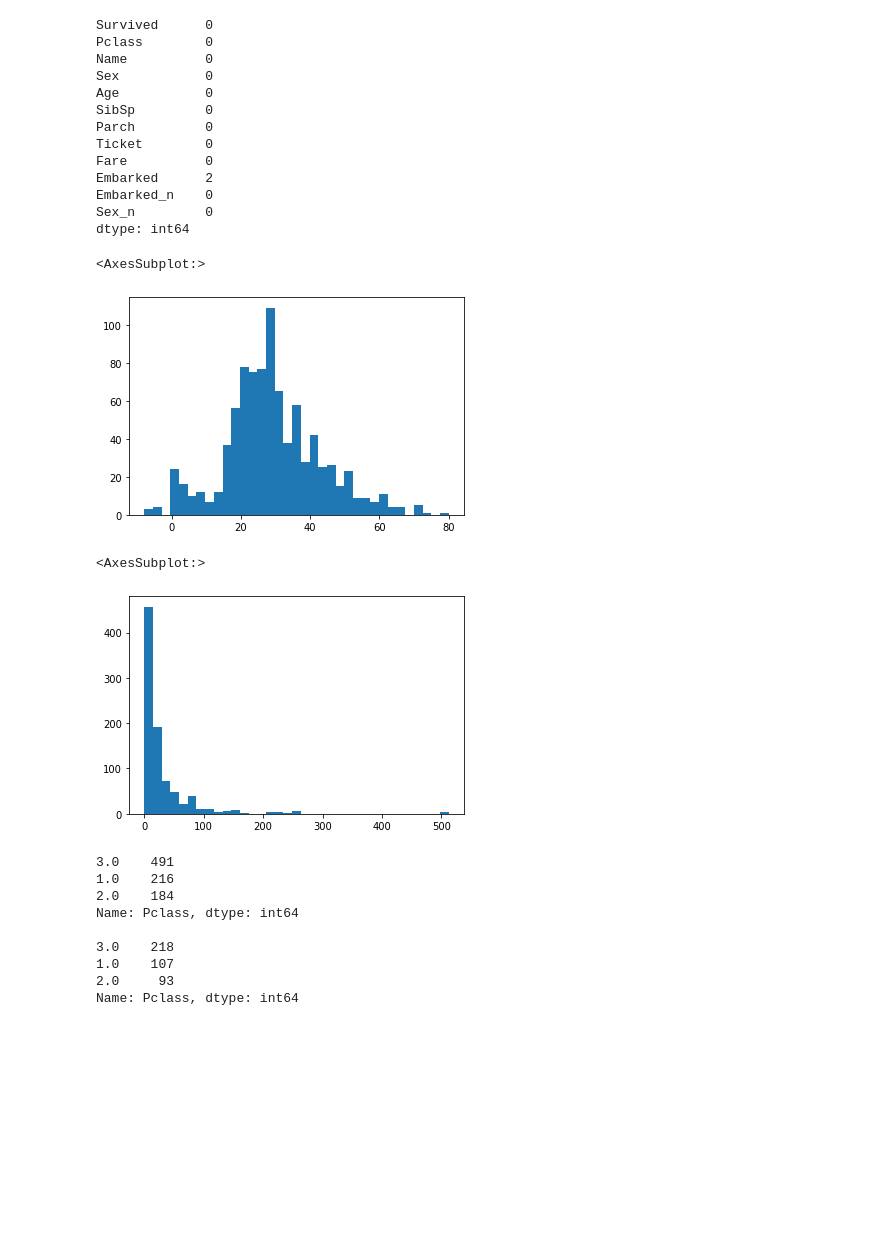
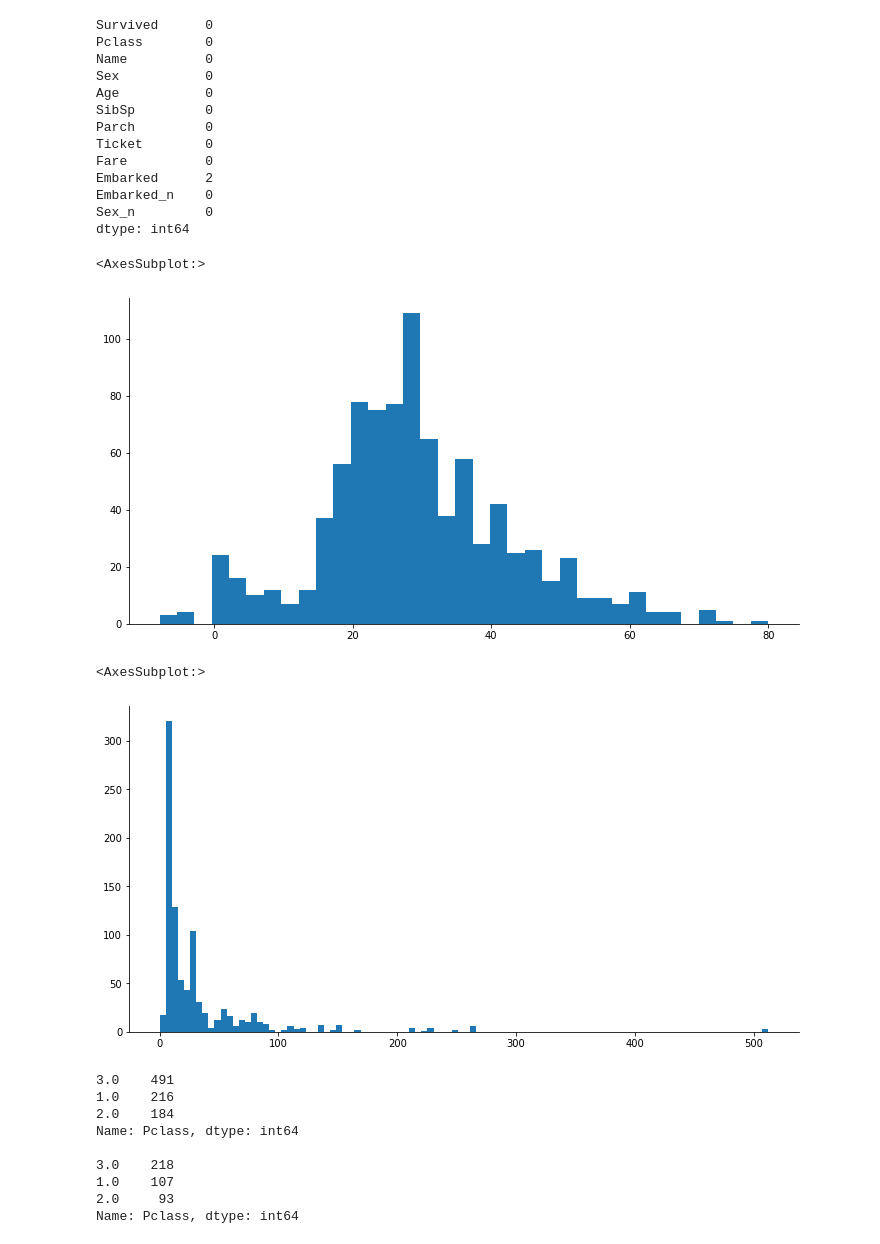
Before and after one commit to ilrd/Binary_Classification, a Jupyter notebook: notebooks/EDA.ipynb, the cells around one changed output. Drawn from its saved outputs; the diff is of its cells as text; code cells hidden in the pictures; blank space fills up the shorter version.

```diff
--- a/notebooks/EDA.ipynb
+++ b/notebooks/EDA.ipynb
@@ -6,5 +6,10 @@ import matplotlib.pyplot as plt
 
 %matplotlib inline
+# %%
+# Making plots more eye-appealing
+rcParams['figure.figsize'] = 12, 6
+rcParams['axes.spines.top'] = False
+rcParams['axes.spines.right'] = False
 # %%
 train_df = pd.read_csv('../data/train.csv', index_col='PassengerId')
 test_df = pd.read_csv('../data/test.csv', index_col='PassengerId')
@@ -170,12 +175,12 @@ dtype: int64
 train_df['Age'].hist(bins=35, grid=False)
 # %% [output]
 <AxesSubplot:>
-[figure, old version]
+[figure, new version]
 # %%
-train_df['Fare'].hist(bins=35, grid=False)
+train_df['Fare'].hist(bins=100, grid=False)
 # %% [output]
 <AxesSubplot:>
-[figure, old version]
+[figure, new version]
 # %%
 print(train_df['Pclass'].value_counts(), '\n')
 print(test_df['Pclass'].value_counts())
```
Also changed, not shown: parts of 15 cells of this notebook, 6 other files.
